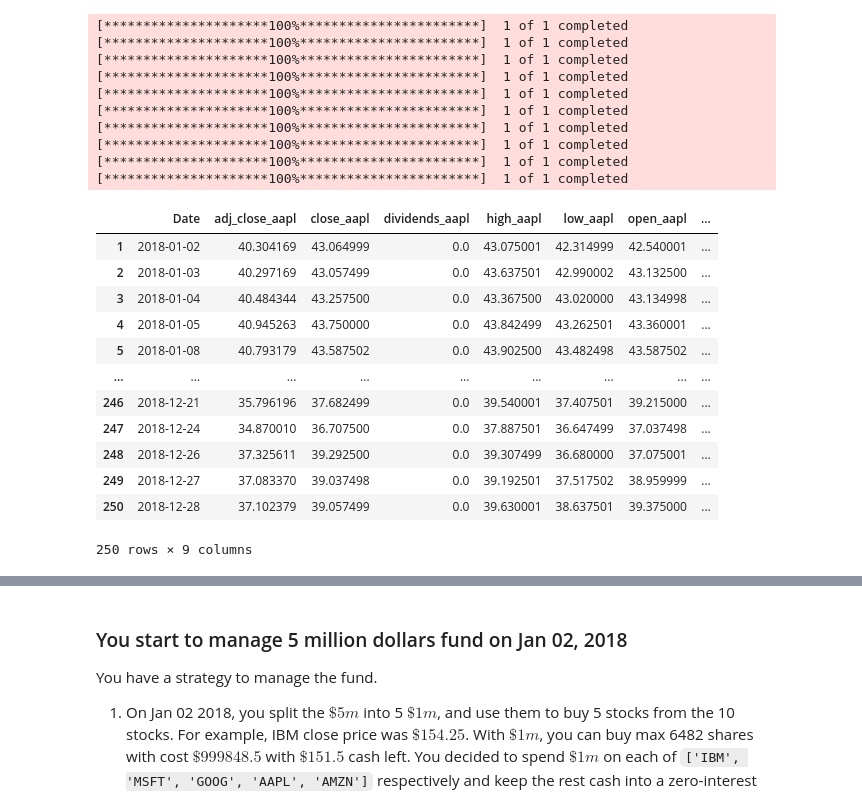
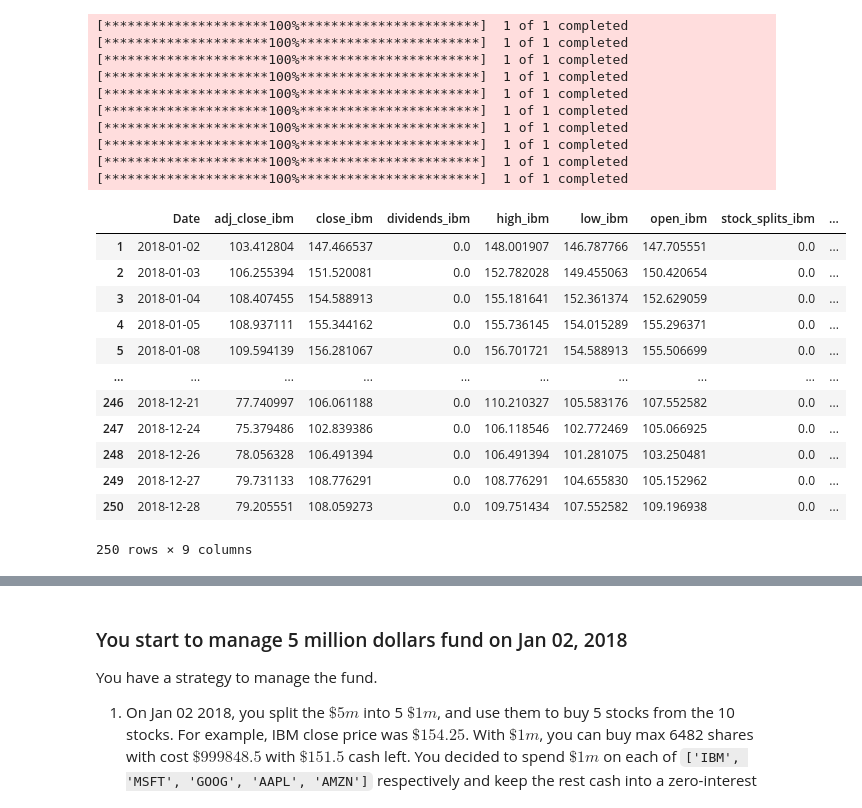
Before and after one commit to CxLos/DS637---Equity-Portfolio-Midterm-Project, a Jupyter notebook: midterm_project.ipynb, the cells around one changed output, grey strips where cells are left out. Cells and saved outputs as stored; diff of their text form; code cells hidden in the pictures.

```diff
--- a/midterm_project.ipynb
+++ b/midterm_project.ipynb
@@ -81,46 +82,47 @@ universe = [
     'GOOG',
     'IBM',
     'META',
     'MSFT',
     'NFLX',
     'ORCL',
     'TSLA',
     'SAP',
 ]
 
 stocks = {
     ticker: read_stock_csv(f"{ticker}_2018.csv") for ticker in universe
 }
 
 # for ticker, df in stocks.items():
 #     print(ticker, df.shape)
 
 # Unpacking the stocks into individual variables for easier access
 (df_aapl,
  df_amzn,
  df_goog,
  df_ibm,
  df_meta,
  df_msft,
  df_nflx,
  df_orcl,
  df_tsla,
  df_sap) = [stocks[t] for t in universe]
 
-df_aapl
+# df_aapl
+df_ibm
 # %% [output]
-|  | Date | adj_close_aapl | close_aapl | dividends_aapl | high_aapl | low_aapl | open_aapl | ... |
-| 1 | 2018-01-02 | 40.304169 | 43.064999 | 0.0 | 43.075001 | 42.314999 | 42.540001 | ... |
-| 2 | 2018-01-03 | 40.297169 | 43.057499 | 0.0 | 43.637501 | 42.990002 | 43.132500 | ... |
-| 3 | 2018-01-04 | 40.484344 | 43.257500 | 0.0 | 43.367500 | 43.020000 | 43.134998 | ... |
-| 4 | 2018-01-05 | 40.945263 | 43.750000 | 0.0 | 43.842499 | 43.262501 | 43.360001 | ... |
-| 5 | 2018-01-08 | 40.793179 | 43.587502 | 0.0 | 43.902500 | 43.482498 | 43.587502 | ... |
-| ... | ... | ... | ... | ... | ... | ... | ... | ... |
-| 246 | 2018-12-21 | 35.796196 | 37.682499 | 0.0 | 39.540001 | 37.407501 | 39.215000 | ... |
-| 247 | 2018-12-24 | 34.870010 | 36.707500 | 0.0 | 37.887501 | 36.647499 | 37.037498 | ... |
-| 248 | 2018-12-26 | 37.325611 | 39.292500 | 0.0 | 39.307499 | 36.680000 | 37.075001 | ... |
-| 249 | 2018-12-27 | 37.083370 | 39.037498 | 0.0 | 39.192501 | 37.517502 | 38.959999 | ... |
-| 250 | 2018-12-28 | 37.102379 | 39.057499 | 0.0 | 39.630001 | 38.637501 | 39.375000 | ... |
+|  | Date | adj_close_ibm | close_ibm | dividends_ibm | high_ibm | low_ibm | open_ibm | stock_splits_ibm | ... |
+| 1 | 2018-01-02 | 103.412804 | 147.466537 | 0.0 | 148.001907 | 146.787766 | 147.705551 | 0.0 | ... |
+| 2 | 2018-01-03 | 106.255394 | 151.520081 | 0.0 | 152.782028 | 149.455063 | 150.420654 | 0.0 | ... |
+| 3 | 2018-01-04 | 108.407455 | 154.588913 | 0.0 | 155.181641 | 152.361374 | 152.629059 | 0.0 | ... |
+| 4 | 2018-01-05 | 108.937111 | 155.344162 | 0.0 | 155.736145 | 154.015289 | 155.296371 | 0.0 | ... |
+| 5 | 2018-01-08 | 109.594139 | 156.281067 | 0.0 | 156.701721 | 154.588913 | 155.506699 | 0.0 | ... |
+| ... | ... | ... | ... | ... | ... | ... | ... | ... | ... |
+| 246 | 2018-12-21 | 77.740997 | 106.061188 | 0.0 | 110.210327 | 105.583176 | 107.552582 | 0.0 | ... |
+| 247 | 2018-12-24 | 75.379486 | 102.839386 | 0.0 | 106.118546 | 102.772469 | 105.066925 | 0.0 | ... |
+| 248 | 2018-12-26 | 78.056328 | 106.491394 | 0.0 | 106.491394 | 101.281075 | 103.250481 | 0.0 | ... |
+| 249 | 2018-12-27 | 79.731133 | 108.776291 | 0.0 | 108.776291 | 104.655830 | 105.152962 | 0.0 | ... |
+| 250 | 2018-12-28 | 79.205551 | 108.059273 | 0.0 | 109.751434 | 107.552582 | 109.196938 | 0.0 | ... |
 250 rows × 9 columns
 # %%
 out = []
```
Also changed, not shown: parts of 10 cells of this notebook, 7 other files.
